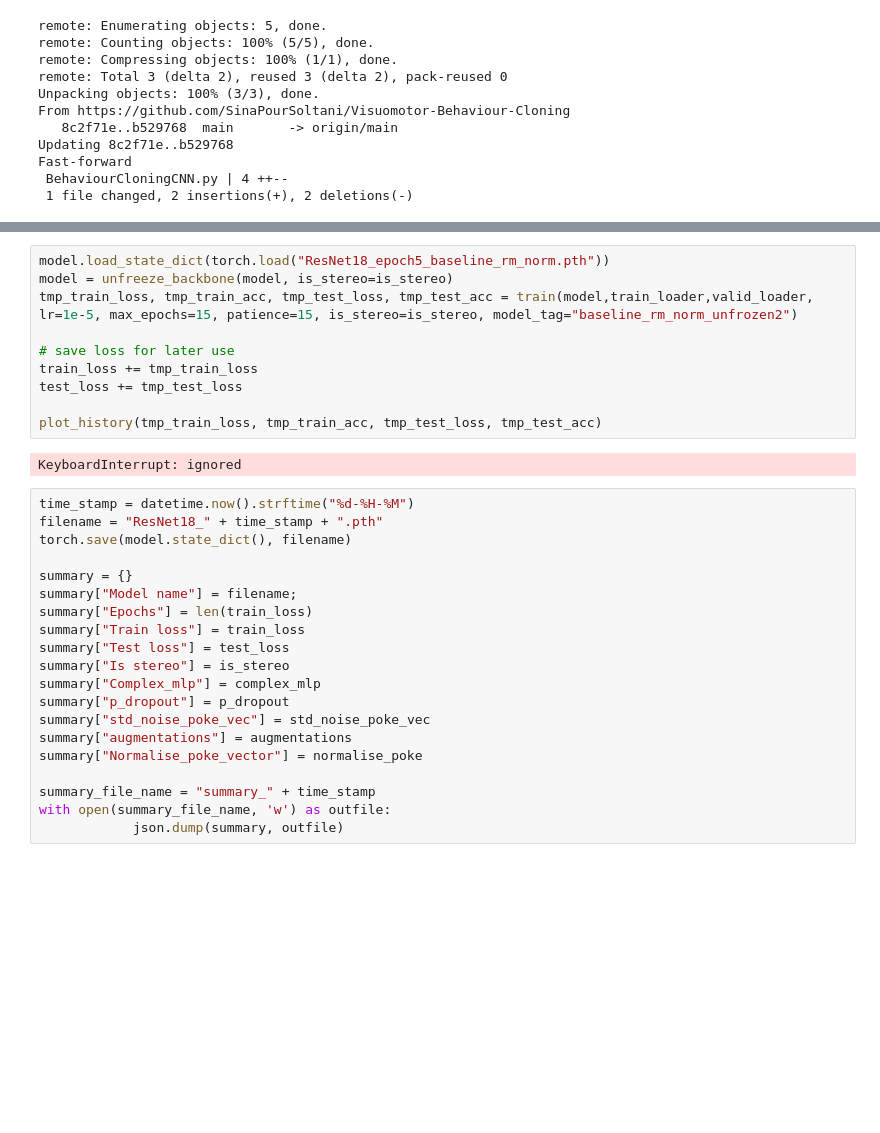
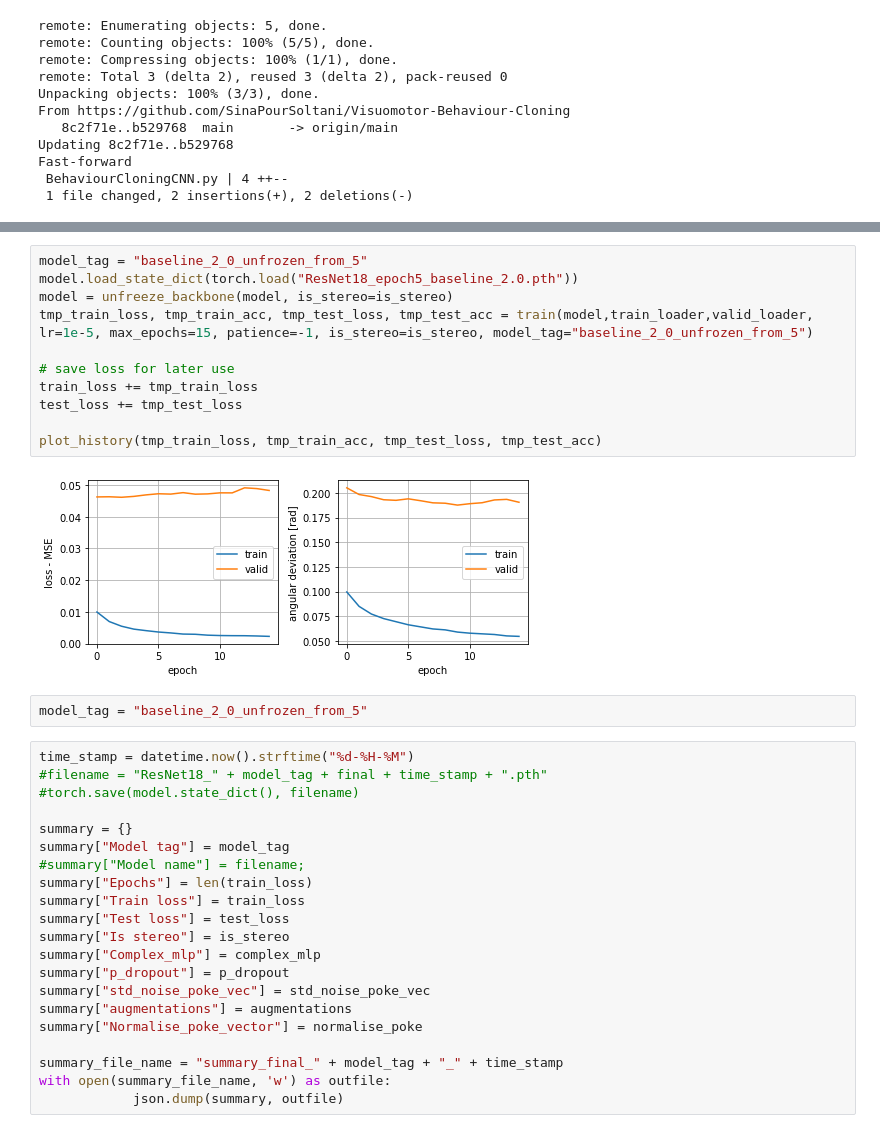
Before and after one commit to SinaPourSoltani/Visuomotor-Behaviour-Cloning, a Jupyter notebook: Behaviour_Cloning_CNN.ipynb, the cells around one changed output, grey strips where cells are left out. Saved outputs shown, nothing was run; the diff lists cells and outputs as text; blank space fills up the shorter version.

```diff
--- a/Behaviour_Cloning_CNN.ipynb
+++ b/Behaviour_Cloning_CNN.ipynb
@@ -105,22 +107,26 @@ plot_history(train_loss, tmp_train_acc, test_loss, tmp_test_acc)
 # %%
-model.load_state_dict(torch.load("ResNet18_epoch5_baseline_rm_norm.pth"))
+model_tag = "baseline_2_0_unfrozen_from_5"
+model.load_state_dict(torch.load("ResNet18_epoch5_baseline_2.0.pth"))
 model = unfreeze_backbone(model, is_stereo=is_stereo)
-tmp_train_loss, tmp_train_acc, tmp_test_loss, tmp_test_acc = train(model,train_loader,valid_loader, lr=1e-5, max_epochs=15, patience=15, is_stereo=is_stereo, model_tag="baseline_rm_norm_unfrozen2")
+tmp_train_loss, tmp_train_acc, tmp_test_loss, tmp_test_acc = train(model,train_loader,valid_loader, lr=1e-5, max_epochs=15, patience=-1, is_stereo=is_stereo, model_tag="baseline_2_0_unfrozen_from_5")
 
 # save loss for later use
 train_loss += tmp_train_loss
 test_loss += tmp_test_loss
 
 plot_history(tmp_train_loss, tmp_train_acc, tmp_test_loss, tmp_test_acc)
 # %% [output]
-KeyboardInterrupt: ignored
+[figure, added]
+# %%
+model_tag = "baseline_2_0_unfrozen_from_5"
 # %%
 time_stamp = datetime.now().strftime("%d-%H-%M")
-filename = "ResNet18_" + time_stamp + ".pth"
-torch.save(model.state_dict(), filename)
+#filename = "ResNet18_" + model_tag + final + time_stamp + ".pth"
+#torch.save(model.state_dict(), filename)
 
 summary = {}
-summary["Model name"] = filename;
+summary["Model tag"] = model_tag
+#summary["Model name"] = filename;
 summary["Epochs"] = len(train_loss)
 summary["Train loss"] = train_loss
 summary["Test loss"] = test_loss
@@ -131,6 +137,6 @@ summary["std_noise_poke_vec"] = std_noise_poke_vec
 summary["augmentations"] = augmentations
 summary["Normalise_poke_vector"] = normalise_poke
 
-summary_file_name = "summary_" + time_stamp
+summary_file_name = "summary_final_" + model_tag + "_" + time_stamp
 with open(summary_file_name, 'w') as outfile:
             json.dump(summary, outfile)
```
Also changed, not shown: parts of 1 cell of this notebook, 1 other file.
